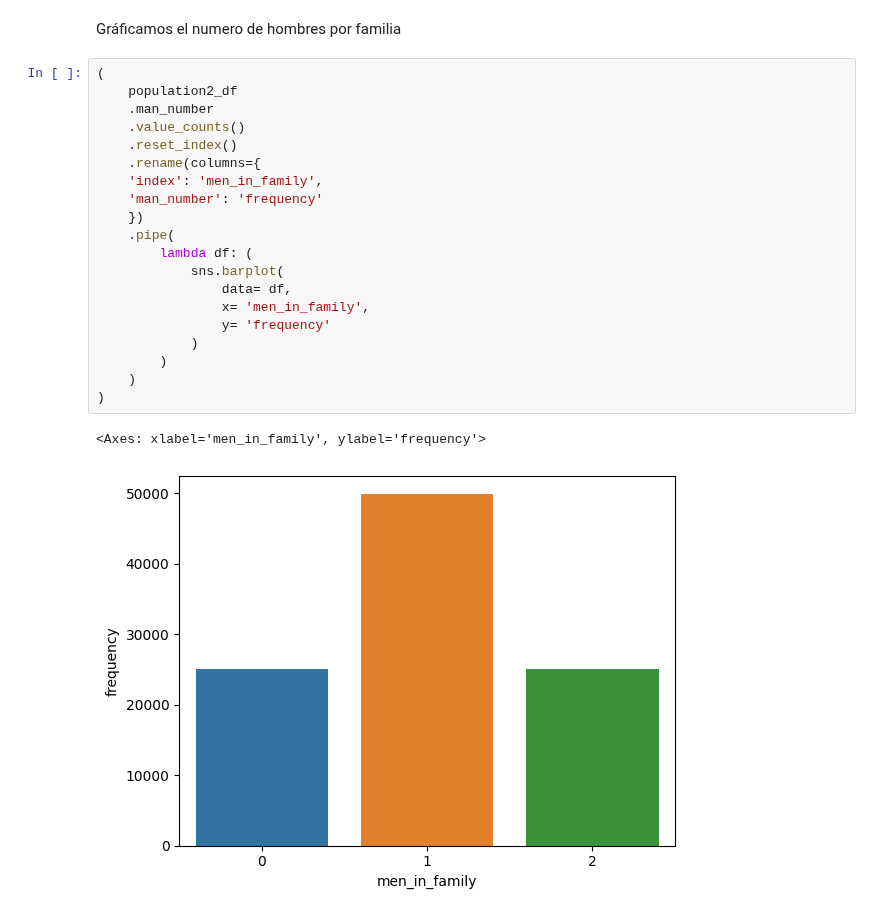
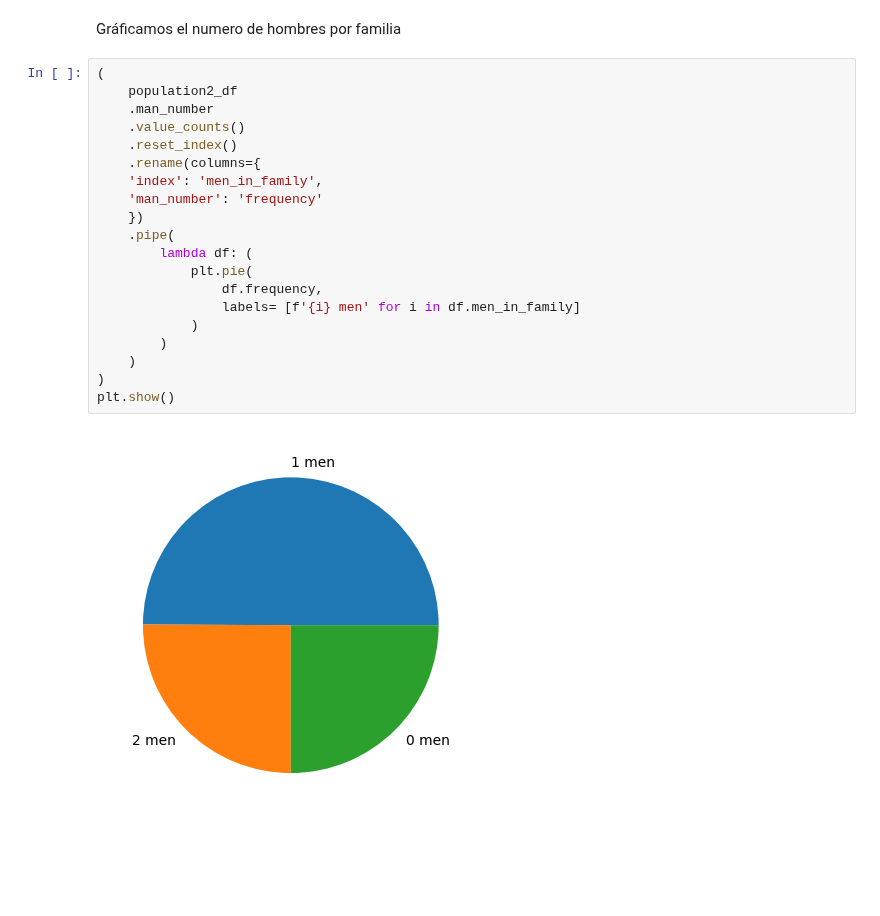
Before and after one commit to MarioChvx/ciencia_de_datos_PAMBAZO, a Jupyter notebook: notebooks/demostracion_familias.ipynb, the cells around one changed output. Drawn from its saved outputs; the diff is of its cells as text; blank space fills up the shorter version.

```diff
--- a/notebooks/demostracion_familias.ipynb
+++ b/notebooks/demostracion_familias.ipynb
@@ -143,23 +144,22 @@ Gráficamos el numero de hombres por familia
 # %%
 (
     population2_df
     .man_number
     .value_counts()
     .reset_index()
     .rename(columns={
     'index': 'men_in_family',
     'man_number': 'frequency'
     })
     .pipe(
         lambda df: (
-            sns.barplot(
-                data= df,
-                x= 'men_in_family',
-                y= 'frequency'
+            plt.pie(
+                df.frequency,
+                labels= [f'{i} men' for i in df.men_in_family]
             )
         )
     )
 )
+plt.show()
 # %% [output]
-<Axes: xlabel='men_in_family', ylabel='frequency'>
-[figure, old version]
+[figure, new version]
```
Also changed, not shown: parts of 1 cell of this notebook, 1 other file.
